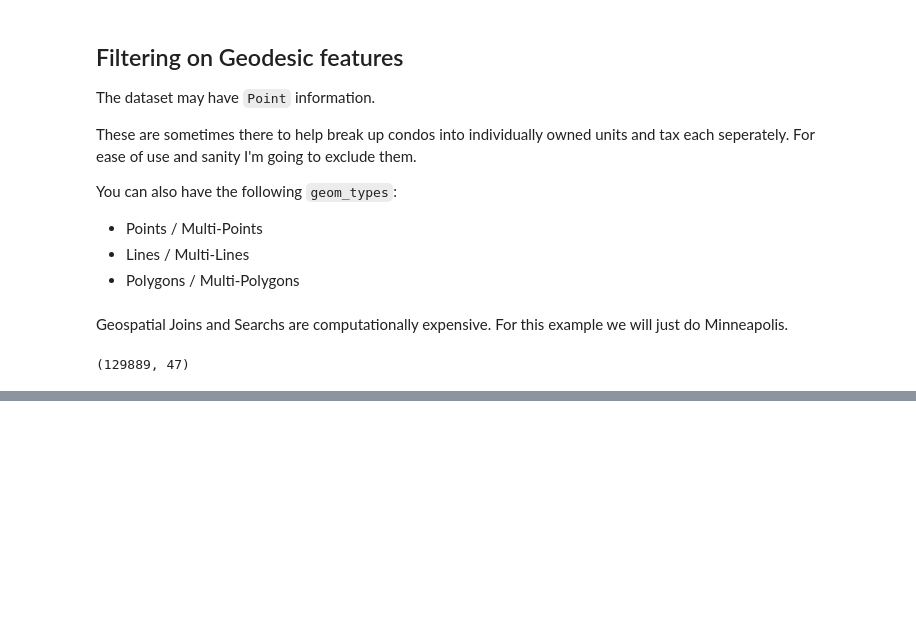
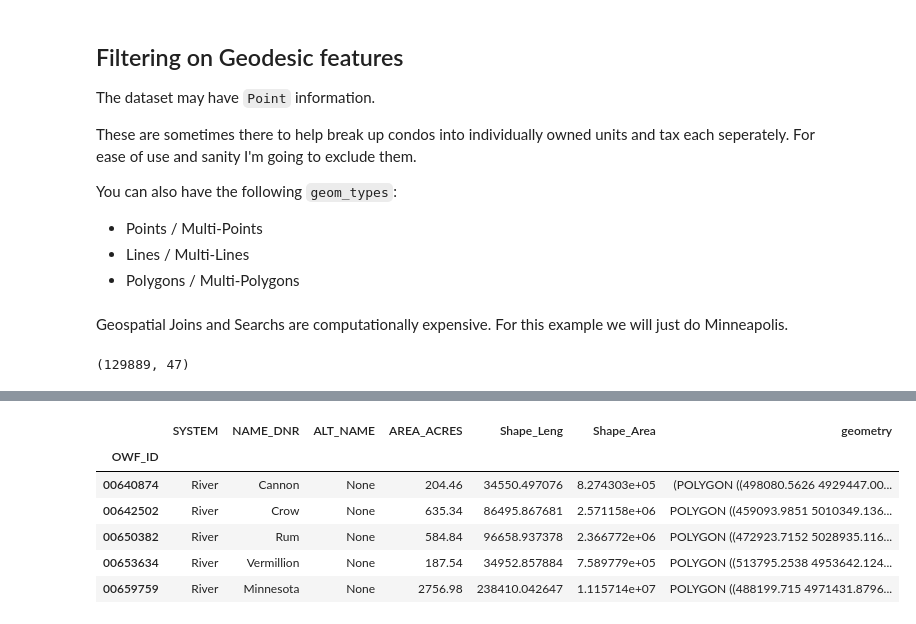
Before and after one commit to prabodhw96/Geospatial-Analysis, a Jupyter notebook: Geospatial Analysis.ipynb, the cells around one changed output, grey strips where cells are left out. Saved outputs shown, nothing was run; the diff lists cells and outputs as text; code cells hidden in the pictures; blank space fills up the shorter version.

```diff
--- a/Geospatial Analysis.ipynb
+++ b/Geospatial Analysis.ipynb
@@ -177,0 +201,10 @@ mnpls.shape
+# %%
+water_df.head()
+# %% [output]
+|  | SYSTEM | NAME_DNR | ALT_NAME | AREA_ACRES | Shape_Leng | Shape_Area | geometry |
+| OWF_ID |  |  |  |  |  |  |  |
+| 00640874 | River | Cannon | None | 204.46 | 34550.497076 | 8.274303e+05 | (POLYGON ((498080.5626 4929447.00... |
+| 00642502 | River | Crow | None | 635.34 | 86495.867681 | 2.571158e+06 | POLYGON ((459093.9851 5010349.136... |
+| 00650382 | River | Rum | None | 584.84 | 96658.937378 | 2.366772e+06 | POLYGON ((472923.7152 5028935.116... |
+| 00653634 | River | Vermillion | None | 187.54 | 34952.857884 | 7.589779e+05 | POLYGON ((513795.2538 4953642.124... |
+| 00659759 | River | Minnesota | None | 2756.98 | 238410.042647 | 1.115714e+07 | POLYGON ((488199.715 4971431.8796... |
```
Also changed, not shown: parts of 16 cells of this notebook.
